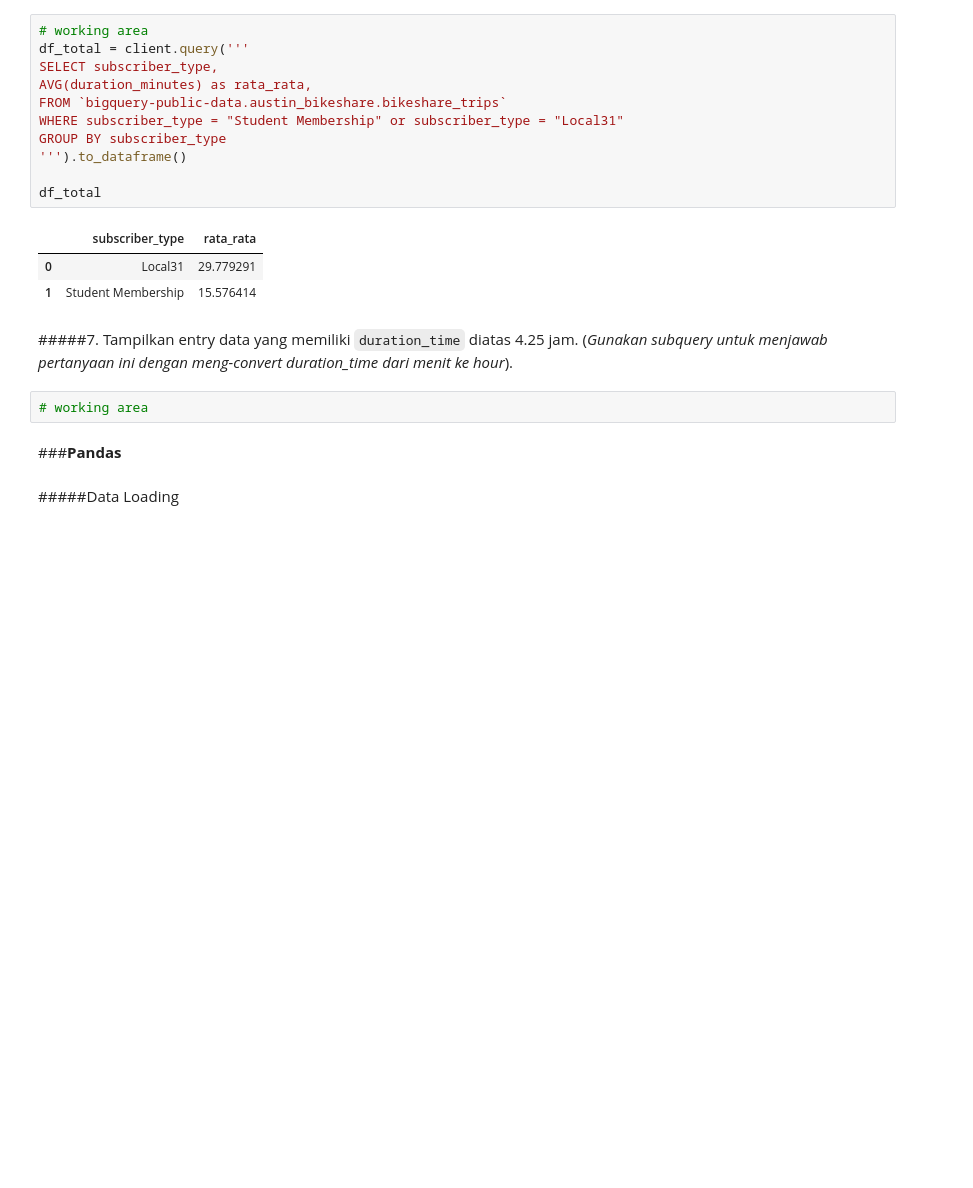
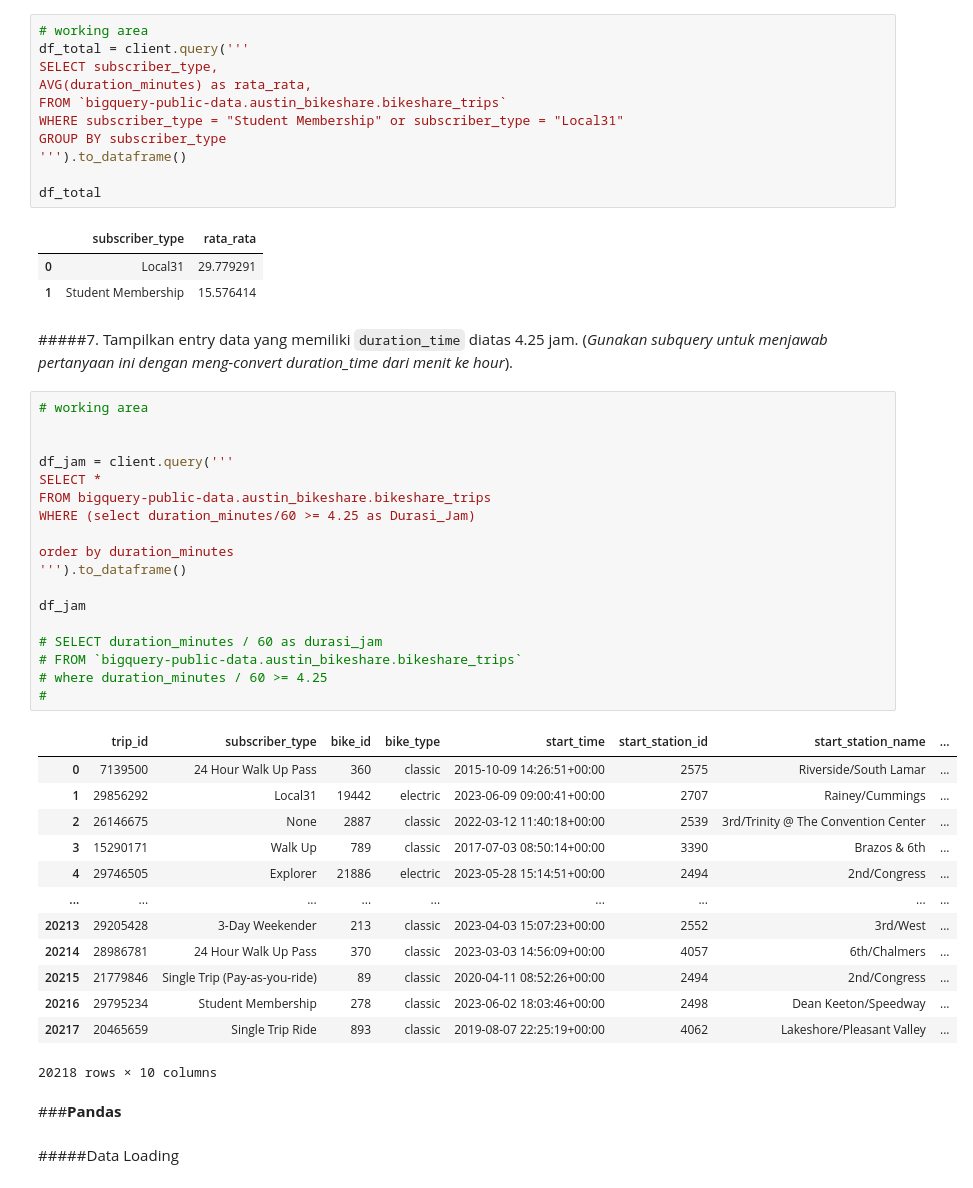
Before and after one commit to Antonio1206/TugasAnjas, a Jupyter notebook: Kisi_Kisi_LC2_P0.ipynb, the cells around one changed output. Drawn from its saved outputs; the diff is of its cells as text; blank space fills up the shorter version.

```diff
--- a/Kisi_Kisi_LC2_P0.ipynb
+++ b/Kisi_Kisi_LC2_P0.ipynb
@@ -224,8 +224,38 @@ df_total
 | 1 | Student Membership | 15.576414 |
 # %% [markdown]
 #####7. Tampilkan entry data yang memiliki `duration_time` diatas 4.25 jam. (*Gunakan subquery untuk menjawab pertanyaan ini dengan meng-convert duration_time dari menit ke hour*).
-# %%
-# working area
+# %%
+# working area
+
+
+df_jam = client.query('''
+SELECT *
+FROM bigquery-public-data.austin_bikeshare.bikeshare_trips
+WHERE (select duration_minutes/60 >= 4.25 as Durasi_Jam)
+
+order by duration_minutes
+''').to_dataframe()
+
+df_jam
+
+# SELECT duration_minutes / 60 as durasi_jam
+# FROM `bigquery-public-data.austin_bikeshare.bikeshare_trips`
+# where duration_minutes / 60 >= 4.25
+#
+# %% [output]
+|  | trip_id | subscriber_type | bike_id | bike_type | start_time | start_station_id | start_station_name | ... |
+| 0 | 7139500 | 24 Hour Walk Up Pass | 360 | classic | 2015-10-09 14:26:51+00:00 | 2575 | Riverside/South Lamar | ... |
+| 1 | 29856292 | Local31 | 19442 | electric | 2023-06-09 09:00:41+00:00 | 2707 | Rainey/Cummings | ... |
+| 2 | 26146675 | None | 2887 | classic | 2022-03-12 11:40:18+00:00 | 2539 | 3rd/Trinity @ The Convention Center | ... |
+| 3 | 15290171 | Walk Up | 789 | classic | 2017-07-03 08:50:14+00:00 | 3390 | Brazos & 6th | ... |
+| 4 | 29746505 | Explorer | 21886 | electric | 2023-05-28 15:14:51+00:00 | 2494 | 2nd/Congress | ... |
+| ... | ... | ... | ... | ... | ... | ... | ... | ... |
+| 20213 | 29205428 | 3-Day Weekender | 213 | classic | 2023-04-03 15:07:23+00:00 | 2552 | 3rd/West | ... |
+| 20214 | 28986781 | 24 Hour Walk Up Pass | 370 | classic | 2023-03-03 14:56:09+00:00 | 4057 | 6th/Chalmers | ... |
+| 20215 | 21779846 | Single Trip (Pay-as-you-ride) | 89 | classic | 2020-04-11 08:52:26+00:00 | 2494 | 2nd/Congress | ... |
+| 20216 | 29795234 | Student Membership | 278 | classic | 2023-06-02 18:03:46+00:00 | 2498 | Dean Keeton/Speedway | ... |
+| 20217 | 20465659 | Single Trip Ride | 893 | classic | 2019-08-07 22:25:19+00:00 | 4062 | Lakeshore/Pleasant Valley | ... |
+20218 rows × 10 columns
 # %% [markdown]
 ###**Pandas**
 # %% [markdown]
```
